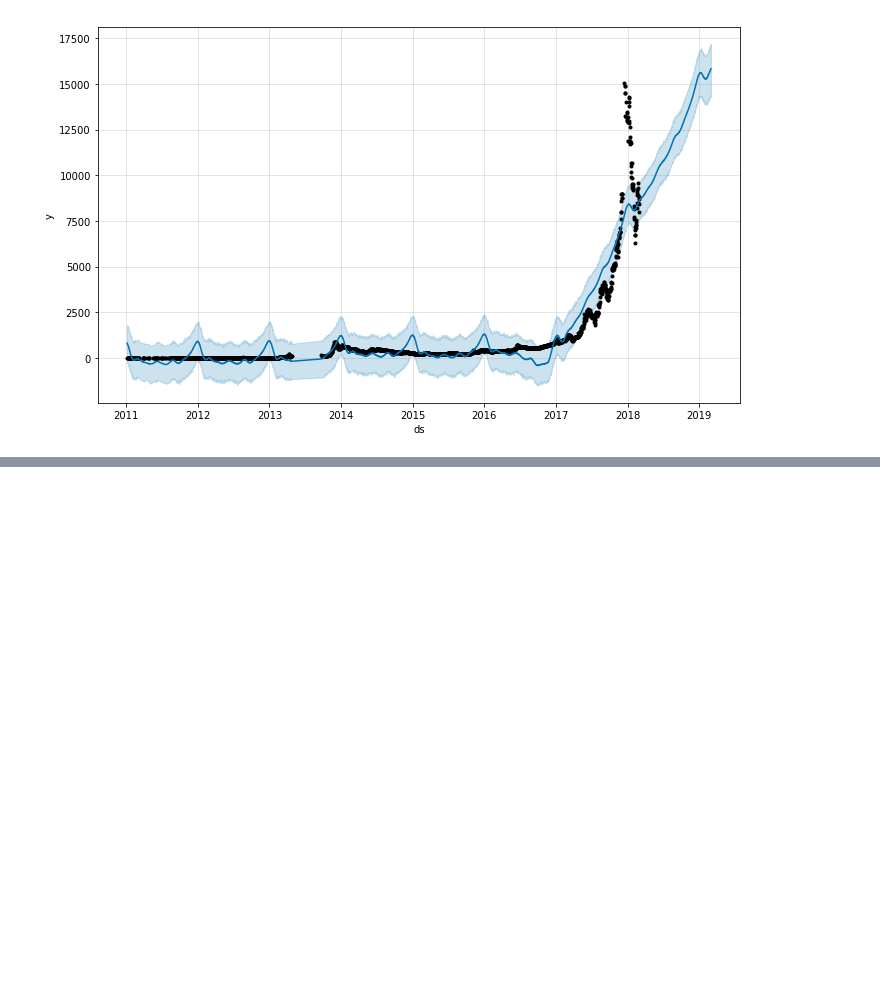
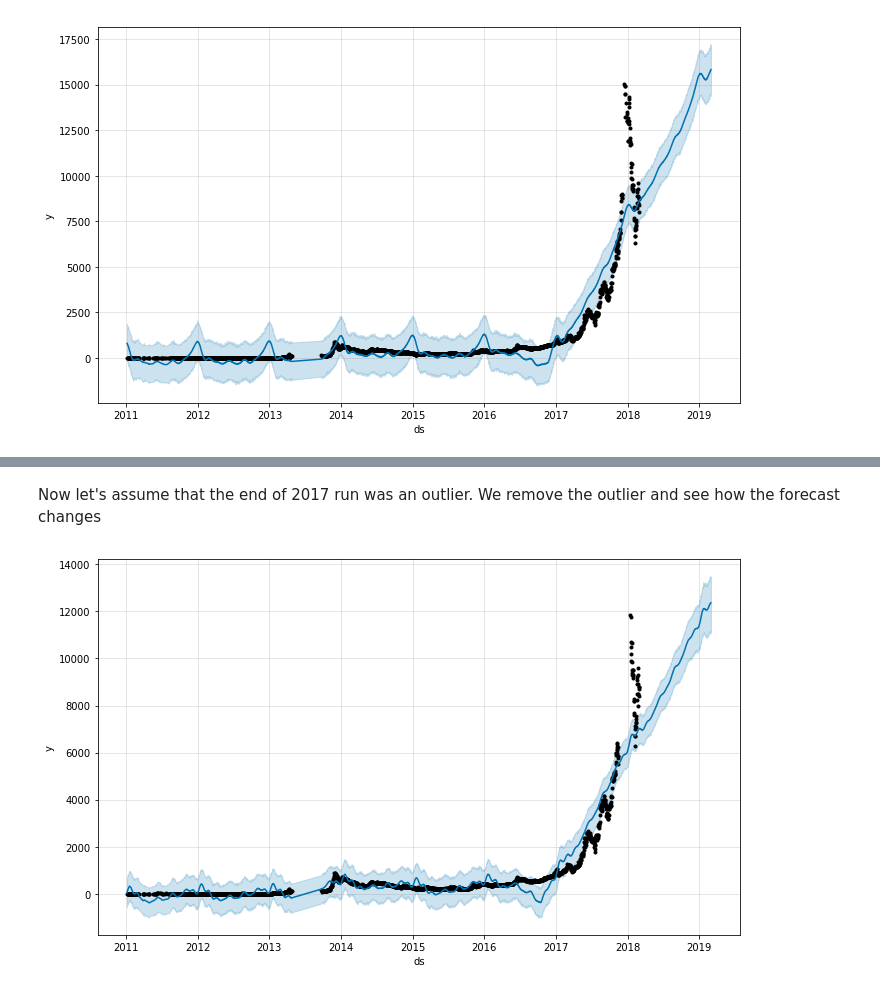
Before and after one commit to bishoph/machine_learning, a Jupyter notebook: prophet/Bitcoin.ipynb, the cells around one changed output, grey strips where cells are left out. Drawn from its saved outputs; the diff is of its cells as text; code cells hidden in the pictures; blank space fills up the shorter version.

Commit message:
Update
Added headlines, resources, comments, data cleanup and much more

```diff
--- a/prophet/Bitcoin.ipynb
+++ b/prophet/Bitcoin.ipynb
@@ -70,0 +98,16 @@ m.plot(forecast);
+# %% [markdown]
+Now let's assume that the end of 2017 run was an outlier. We remove the outlier and see how the forecast changes
+# %%
+outlier_from = pd.Timestamp('2017-11-15')
+outlier_to = pd.Timestamp('2018-01-15')
+for x in range(0, len(dates)-1):
+    if (dates[x] > outlier_from and dates[x] < outlier_to):
+        high_values[x] = None
+mwo = Prophet(daily_seasonality=False)
+dfc_wo = pd.DataFrame({'ds': dates,'y': high_values})
+mwo.fit(dfc_wo)
+future_wo = mwo.make_future_dataframe(periods=365)
+forecast_without_outliers = mwo.predict(future_wo)
+mwo.plot(forecast_without_outliers);
+# %% [output]
+[figure, added]
```
Also changed, not shown: parts of 10 cells of this notebook.
